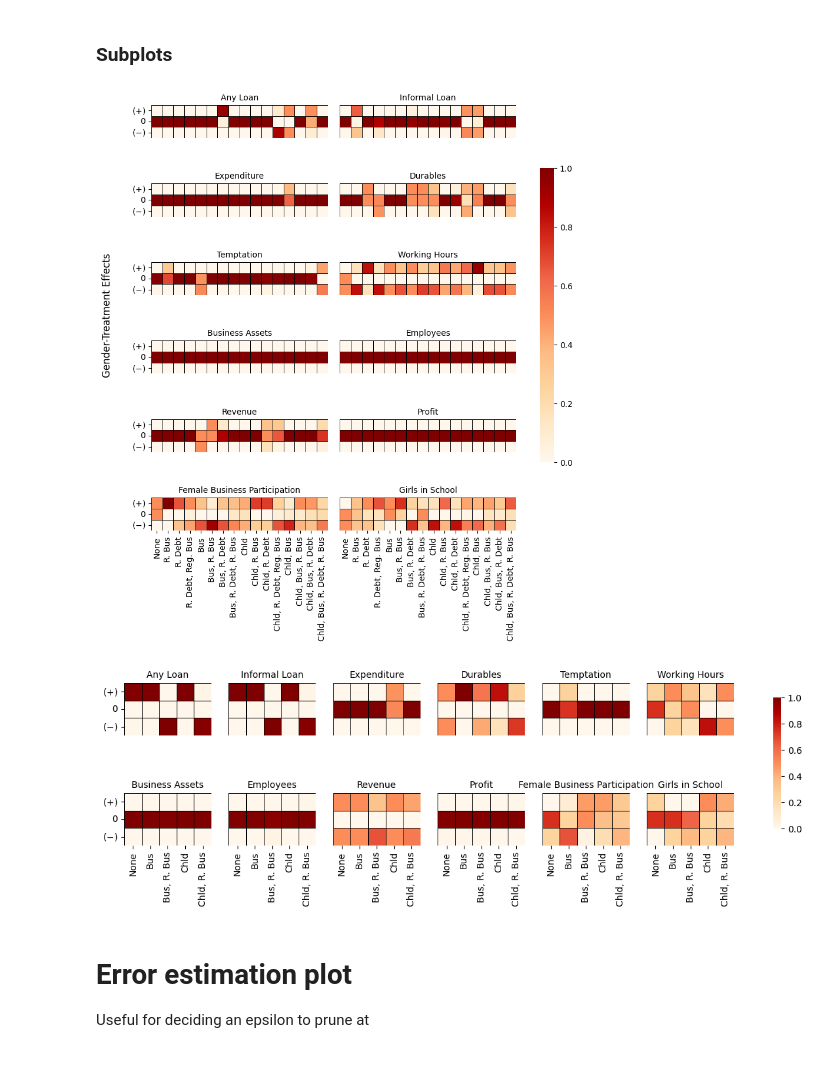
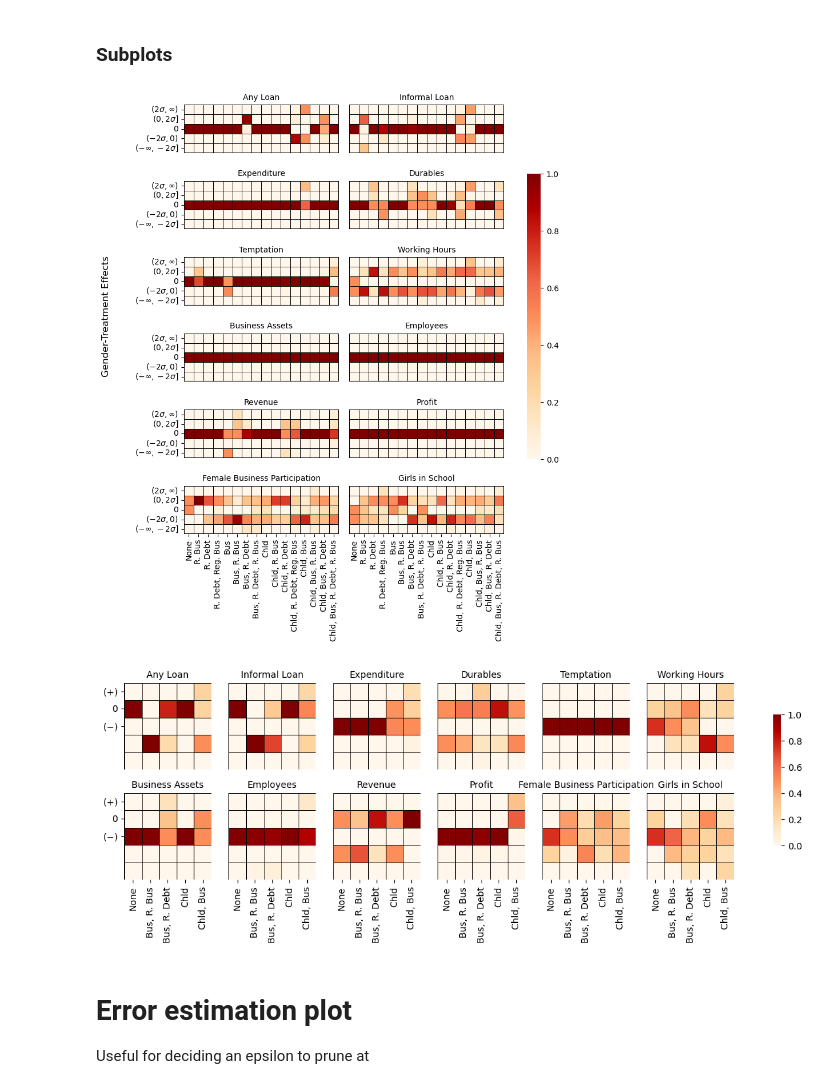
Before and after one commit to AparaV/rashomon-partition-sets, a Jupyter notebook: Code/microfinance_analysis.ipynb, the cells around one changed output. Cells and saved outputs as stored; diff of their text form; code cells hidden in the pictures.

Commit message:
Reformulate Heatmaps

```diff
--- a/Code/microfinance_analysis.ipynb
+++ b/Code/microfinance_analysis.ipynb
@@ -901,19 +1081,23 @@ outcome_names = ["Any Loan", "Informal Loan", "Female Business Participation", "
 for col_name, counts in all_results.items():
 
     gender_matrix = np.concatenate((
-        counts["+_gender"],
+        counts["highest_gender"],
+        counts["high_gender"],
         counts["0_gender"],
-        counts["-_gender"]),
-        axis=0).reshape((3,-1))
+        counts["low_gender"],
+        counts["lowest_gender"]),
+        axis=0).reshape((5,-1))
 
     pooled_matrix = np.concatenate((
-        counts["+_pooled"],
+        counts["highest_pooled"],
+        counts["high_pooled"],
         counts["0_pooled"],
-        counts["-_pooled"]),
-        axis=0).reshape((3,-1))
+        counts["low_pooled"],
+        counts["lowest_pooled"]),
+        axis=0).reshape((5,-1))
 
-    pooled_matrix = pooled_matrix / counts["n_models"]
-    gender_matrix = gender_matrix / counts["n_models"]
+    pooled_matrix = pooled_matrix / all_details[col_name]['total_prob'] # Delete this! This is normalization
+    gender_matrix = gender_matrix / all_details[col_name]['total_prob'] # Delete this! This is normalization
 
     pooled_counts.append(pooled_matrix)
     gender_counts.append(gender_matrix)
@@ -941,15 +1123,18 @@ lambda_str="1.50e-6"
 # %%
+lambda_str="1.50e-6"
 plot_gender_effects = True
 
 fig = plt.figure(figsize=(8, 10)) #layout=None, facecolor='lightblue')
-gs = fig.add_gridspec(nrows=6, ncols=4, #, left=0.05, right=0.75,
-                      hspace=0.3, wspace=0.15)
 
 profile_subset = False
 
 if profile_subset:
-    profiles_to_consider = [0, 4, 5, 8, 9]
+    gs = fig.add_gridspec(nrows=6, ncols=4, # left=0.2, # right=0.75,
+                      hspace=0.3, wspace=0.05)
+    profiles_to_consider = [0, 5, 6, 8, 12]
 else:
+    gs = fig.add_gridspec(nrows=6, ncols=4, left=0.2, # right=0.75,
+                      hspace=0.3, wspace=0.15)
     profiles_to_consider = list(range(0, 16))
 considered_labels = [profile_labels_on[x] for x in profiles_to_consider]
 
@@ -968,7 +1153,7 @@ for idx in range(12):
 
     if plot_gender_effects:
         ax_ij = fig.add_subplot(gs[i, j:(j+2)])
-        sns.heatmap(
+        res = sns.heatmap(
             gender_counts[outcome_idx],
             cmap="OrRd",
             linewidths=0.5,
@@ -981,7 +1166,7 @@ for idx in range(12):
         )
     else:
         ax_ij = fig.add_subplot(gs[i, j:(j+2)])
-        sns.heatmap(
+        res = sns.heatmap(
             pooled_counts[outcome_idx][:, profiles_to_consider],
             cmap="OrRd",
             linewidths=0.5,
@@ -992,19 +1177,21 @@ for idx in range(12):
             ax=ax_ij,
             cbar_ax=cbar_ax
         )
+    res.axhline(y=5, color='black', linewidth=1.5)
+    res.axvline(x=16, color='black', linewidth=1.5)
     ax_ij.set_title(outcome_names[outcome_idx], fontsize=10, rotation=0)
     ax_ij.set_yticks([])
     ax_ij.set_xticks([])
     if j == 0:
-        ax_ij.set_yticks(np.arange(0, 3) + 0.5, [r"($+$)", "0", "($-$)"], rotation=0)
+        ax_ij.set_yticks(np.arange(0, 5) + 0.5, [r"$(2\sigma, \infty)$", r"$(0, 2\sigma]$", "0", "$(-2\sigma, 0)$", "$(-\infty, -2\sigma]$"], rotation=0)
     if i == 5:
         ax_ij.set_xticks(np.arange(0, len(considered_labels))+0.5, considered_labels, rotation=90)
 
 
-fname = f"../Figures/microfinance/lambda={lambda_str}/treatment_effects_mosaic.png"
+fname = f"../Figures/microfinance/lambda={lambda_str}/treatment_effects_mosaic_2.png"
 fig.supylabel("Treatment Effects")
 if plot_gender_effects:
-    fname = f"../Figures/microfinance/lambda={lambda_str}/gender/treatment_effects_mosaic_gender.png"
+    fname = f"../Figures/microfinance/lambda={lambda_str}/gender/treatment_effects_mosaic_gender_2.png"
     fig.supylabel("Gender-Treatment Effects")
 
 if profile_subset:
@@ -1012,16 +1199,16 @@ if profile_subset:
 
 # print(fname)
 
-# plt.savefig(fname, dpi=300, bbox_inches="tight")
+plt.savefig(fname, dpi=300, bbox_inches="tight")
 
 plt.show()
 # %% [output]
-[figure, old version]
+[figure, new version]
 # %%
 fig = plt.figure(figsize=(12, 4)) #layout=None, facecolor='lightblue')
 gs = fig.add_gridspec(nrows=2, ncols=6)
 
-profiles_to_consider = [0, 4, 5, 8, 9]
+profiles_to_consider = [0, 5, 6, 8, 12]
 considered_labels = [profile_labels_on[x] for x in profiles_to_consider]
 
 # considered_labels = [
@@ -1046,34 +1233,34 @@ for idx in range(12):
     ax_ij = fig.add_subplot(gs[i, j])
     sns.heatmap(
         pooled_counts[outcome_idx][:, profiles_to_consider],
         cmap="OrRd",
         linewidths=0.5,
         linecolor="black",
         square=True,
         vmin=0,
         vmax=1,
         ax=ax_ij,
         cbar_ax=cbar_ax
     )
 
     ax_ij.set_title(outcome_names[outcome_idx], fontsize=10, rotation=0)
     ax_ij.set_yticks([])
     ax_ij.set_xticks([])
     if j == 0:
         ax_ij.set_yticks(np.arange(0, 3) + 0.5, [r"($+$)", "0", "($-$)"], rotation=0)
     if i == 1:
         ax_ij.set_xticks(np.arange(0, len(considered_labels))+0.5, considered_labels, rotation=90)
 
 
 fname = f"../Figures/microfinance/lambda={lambda_str}/treatment_effects_mosaic_subset.png"
 # fig.supylabel("Treatment Effects")
 # print(fname)
 
 # plt.savefig(fname, dpi=300, bbox_inches="tight")
 
 plt.show()
 # %% [output]
-[figure, old version]
+[figure, new version]
 # %% [markdown]
 # Error estimation plot
 Useful for deciding an epsilon to prune at
```
Also changed, not shown: parts of 10 cells of this notebook, 11 other files.
